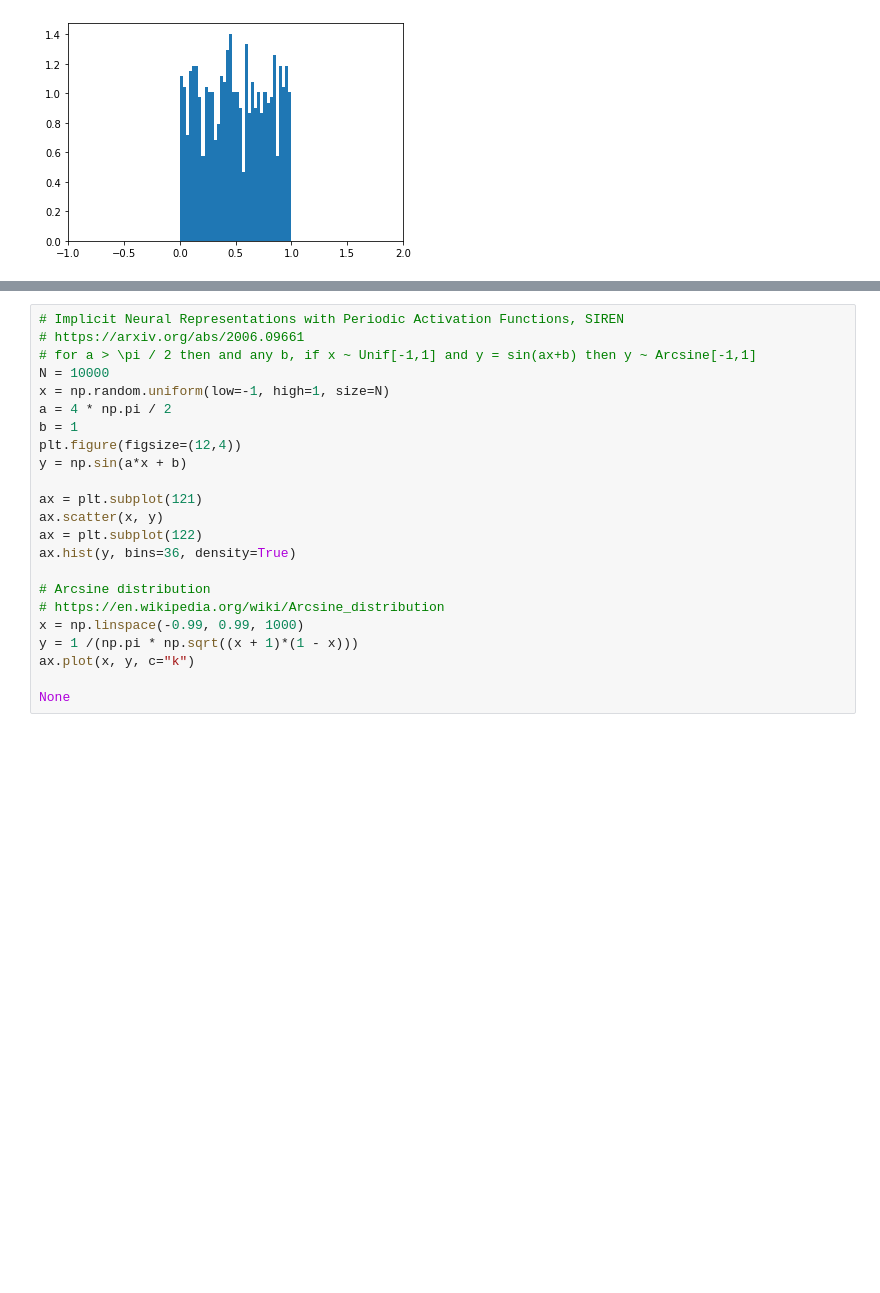
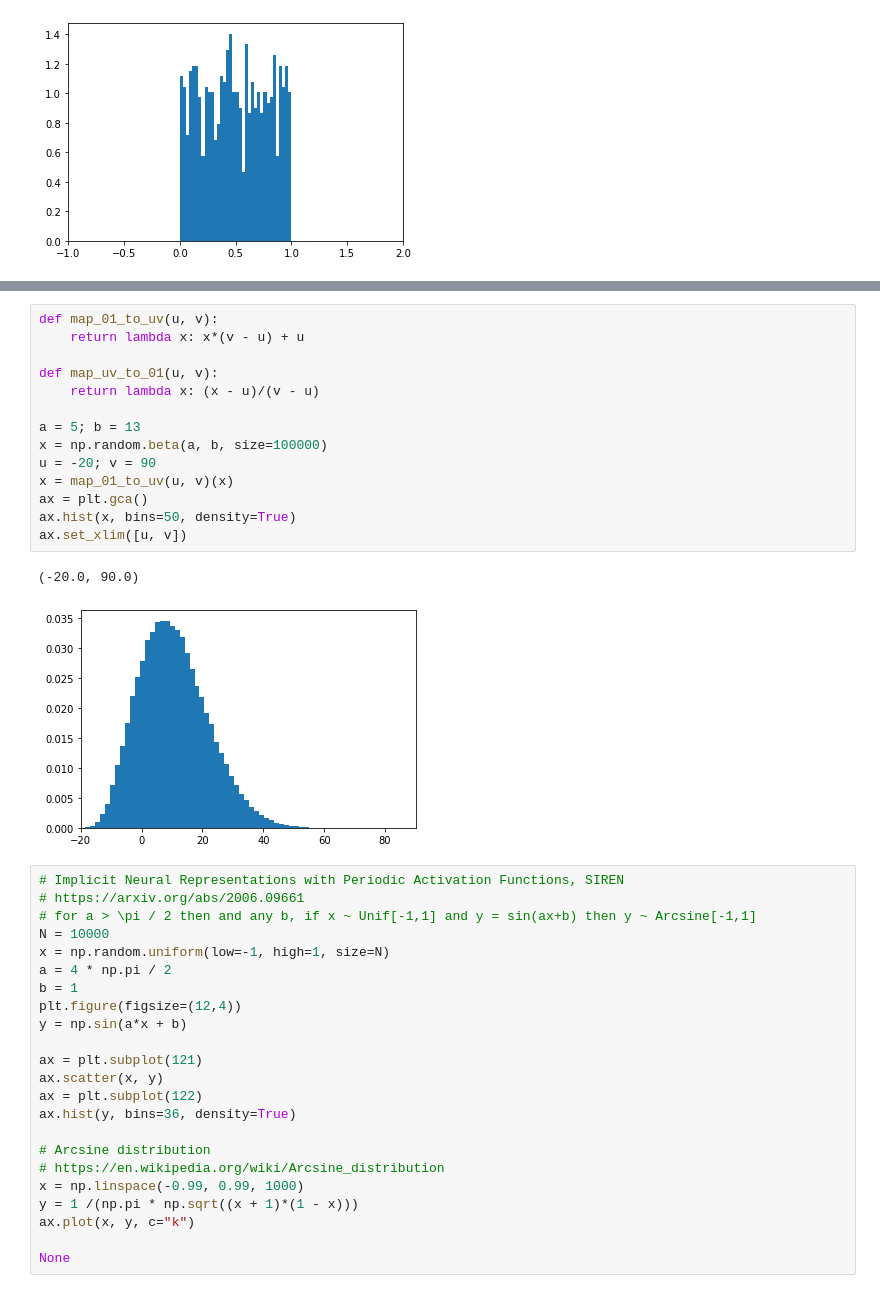
Before and after one commit to fireofearth/document, a Jupyter notebook: python/doc.distribution.ipynb, the cells around one changed output, grey strips where cells are left out. Cells and saved outputs as stored; diff of their text form; blank space fills up the shorter version.

```diff
--- a/python/doc.distribution.ipynb
+++ b/python/doc.distribution.ipynb
@@ -56,3 +110,20 @@ np.random.normal(loc=0.0, scale=1.0)
+# %%
+def map_01_to_uv(u, v):
+    return lambda x: x*(v - u) + u
+
+def map_uv_to_01(u, v):
+    return lambda x: (x - u)/(v - u)
+
+a = 5; b = 13
+x = np.random.beta(a, b, size=100000)
+u = -20; v = 90
+x = map_01_to_uv(u, v)(x)
+ax = plt.gca()
+ax.hist(x, bins=50, density=True)
+ax.set_xlim([u, v])
+# %% [output]
+(-20.0, 90.0)
+[figure, added]
 # %%
 # Implicit Neural Representations with Periodic Activation Functions, SIREN
 # https://arxiv.org/abs/2006.09661
```
Also changed, not shown: parts of 5 cells of this notebook, 1 other file.
